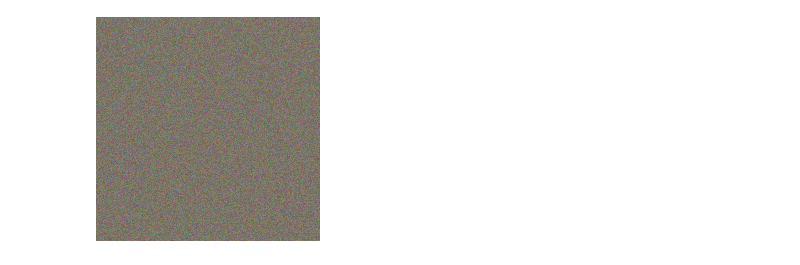
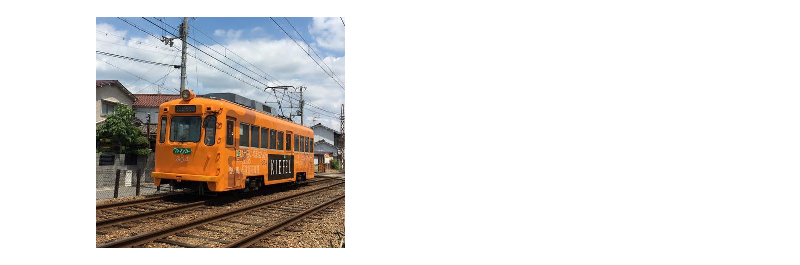
Before and after one commit to aquapathos/ChainerLesson, a Jupyter notebook: chainer/chainer-painter/Painter5.ipynb, the cells around one changed output. Saved outputs shown, nothing was run; the diff lists cells and outputs as text; code cells hidden in the pictures.

```diff
--- a/chainer/chainer-painter/Painter5.ipynb
+++ b/chainer/chainer-painter/Painter5.ipynb
@@ -187,9 +194,9 @@ def generate(nn,oimg,style,itr=100,l1=['conv4_3','pool4'], l2=['conv4_1','conv4_
 def myoptimize(oldvimg, vimg, alpha=0.1, beta=0.5):
     vimg.data -= alpha * ( vimg.grad + beta * oldvimg.grad)
     return vimg
-# %%
-nn.setpic(nn.genpic())
-blob2img(nn.autopic.W.data)
-# %% [output]
-[figure, removed]
+# %%
+img = PIL.Image.open("train.jpg")
+img.resize(np.array(img.size)//2)
+# %% [output]
+[figure, added]
 # %%
```
Also changed, not shown: parts of 6 cells of this notebook, 54 other files.
